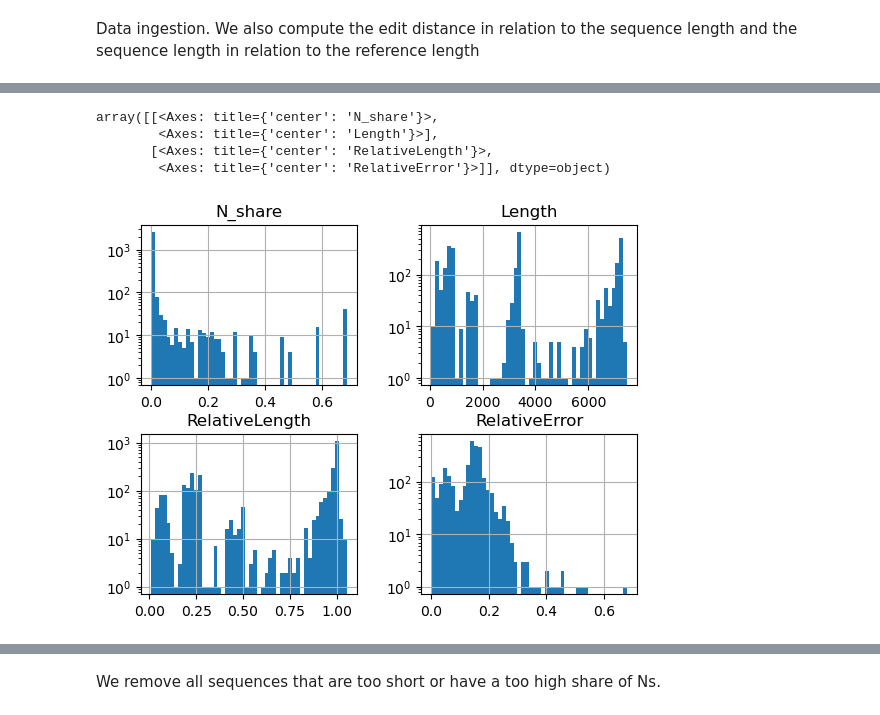
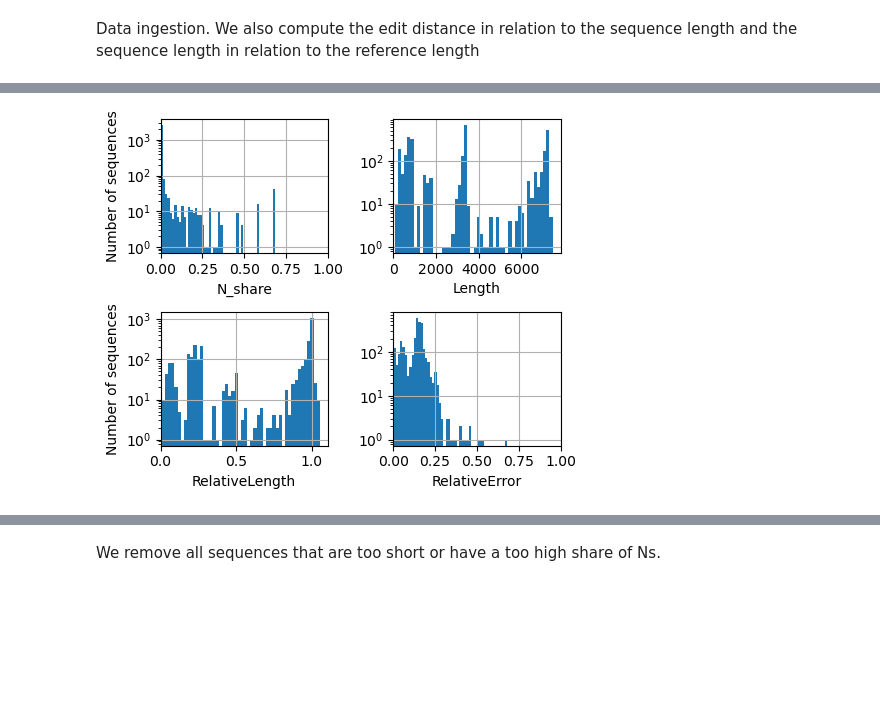
Before and after one commit to OPR-group-BNITM/vimop_database_update, a Jupyter notebook: mammarenavirus_lassaense/notebook/lassa.ipynb, the cells around one changed output, grey strips where cells are left out. Saved outputs shown, nothing was run; the diff lists cells and outputs as text; code cells hidden in the pictures; blank space fills up the shorter version.

```diff
--- a/mammarenavirus_lassaense/notebook/lassa.ipynb
+++ b/mammarenavirus_lassaense/notebook/lassa.ipynb
@@ -6,3 +6,29 @@ import matplotlib.pyplot as plt
+# %%
+def histograms(stats):
+    # Creating histograms with custom labels
+    fig, axes = plt.subplots(2, 2, figsize=(5, 4))  # Adjust grid if you have a different layout
+
+    stats[['N_share', 'Length', 'RelativeLength', 'RelativeError']].hist(
+        bins=50, log=True, ax=axes
+    )
+
+    # Setting y-axis label for the left column
+    axes[0, 0].set_ylabel('Number of sequences')
+    axes[1, 0].set_ylabel('Number of sequences')
+
+    axes[0, 0].set_xlim(0, 1)
+    axes[0, 1].set_xlim(left=0)
+    axes[1, 0].set_xlim(left=0)
+    axes[1, 1].set_xlim(0, 1)
+
+    # Setting x-axis labels with the feature names
+    features = ['N_share', 'Length', 'RelativeLength', 'RelativeError']
+    for ax, feature in zip(axes.flatten(), features):
+        ax.set_xlabel(feature)
+        ax.set_title('')  # Remove the title above each plot
+
+    plt.tight_layout()
+    plt.show()
 # %% [markdown]
 Data ingestion. We also compute the edit distance in relation to the sequence length and the sequence length in relation to the reference length
 # %%
@@ -46,11 +72,7 @@ seqstats[seqstats['Orientation'] == 'unmapped']
 | 2947 | LC388589.1 | 0.0 | 281 | unmapped | NaN | NaN | NaN | NaN | ... |
 | 2948 | MT119502.1 | 0.0 | 223 | unmapped | NaN | NaN | NaN | NaN | ... |
 | 2949 | MT119535.1 | 0.0 | 215 | unmapped | NaN | NaN | NaN | NaN | ... |
-# %%
-seqstats[['N_share', 'Length', 'RelativeLength', 'RelativeError']].hist(bins=50, log=True)
-# %% [output]
-array([[<Axes: title={'center': 'N_share'}>,
-        <Axes: title={'center': 'Length'}>],
-       [<Axes: title={'center': 'RelativeLength'}>,
-        <Axes: title={'center': 'RelativeError'}>]], dtype=object)
-[figure, removed]
+# %%
+histograms(seqstats)
+# %% [output]
+[figure, added]
```
Also changed, not shown: parts of 18 cells of this notebook, 5 other files.
